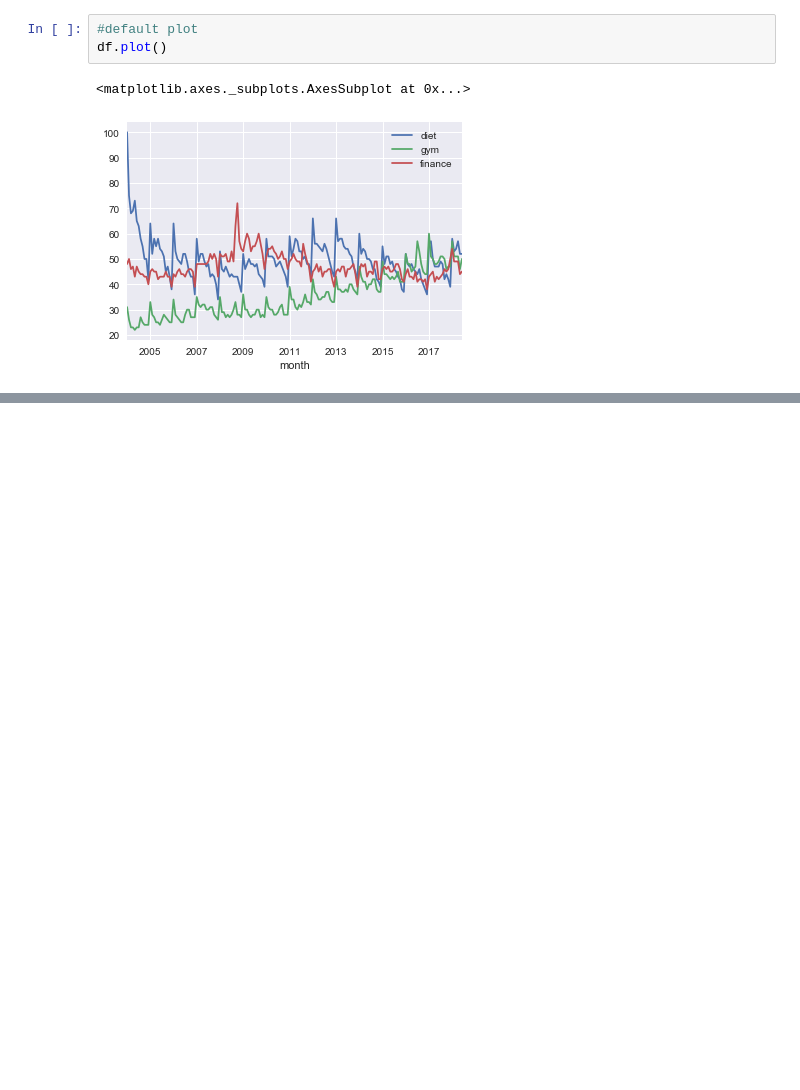
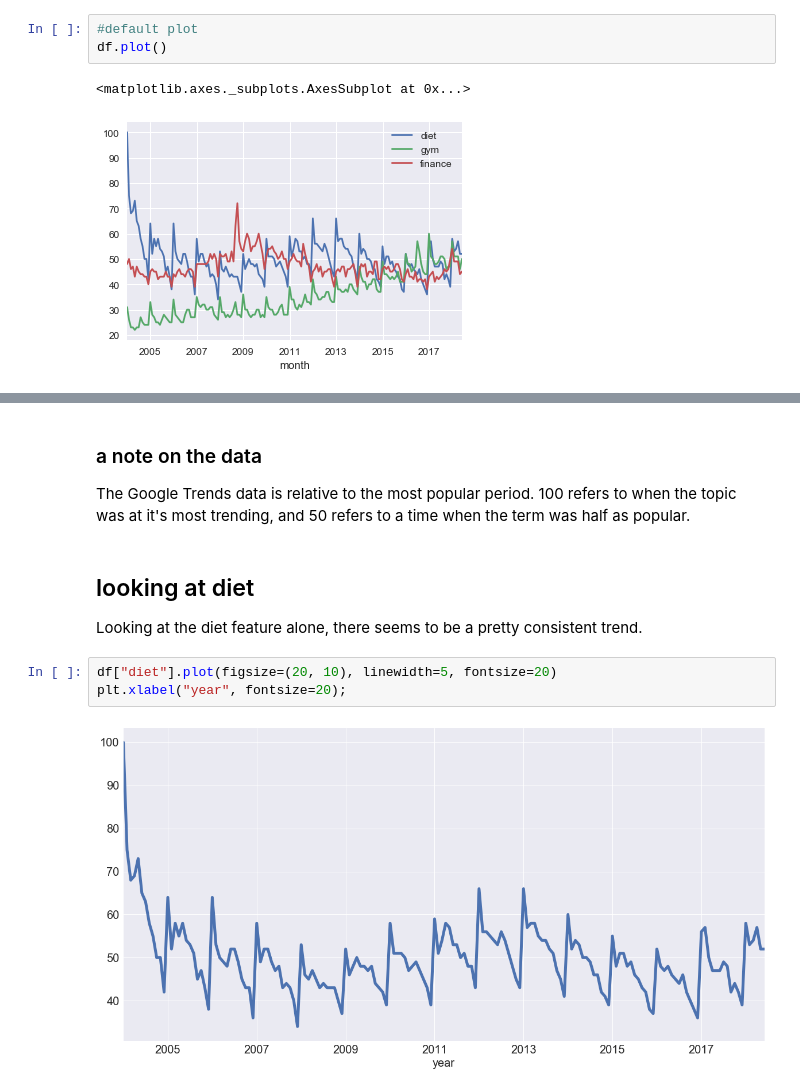
Before and after one commit to zfreedman/data_camp_time_series, a Jupyter notebook: Untitled.ipynb, the cells around one changed output, grey strips where cells are left out. Saved outputs shown, nothing was run; the diff lists cells and outputs as text; blank space fills up the shorter version.

```diff
--- a/Untitled.ipynb
+++ b/Untitled.ipynb
@@ -100,0 +112,11 @@ df.plot()
+# %% [markdown]
+### a note on the data
+The Google Trends data is relative to the most popular period. 100 refers to when the topic was at it's most trending, and 50 refers to a time when the term was half as popular.
+# %% [markdown]
+## looking at diet
+Looking at the diet feature alone, there seems to be a pretty consistent trend.
+# %%
+df["diet"].plot(figsize=(20, 10), linewidth=5, fontsize=20)
+plt.xlabel("year", fontsize=20);
+# %% [output]
+[figure, added]
```
Also changed, not shown: parts of 19 cells of this notebook.
